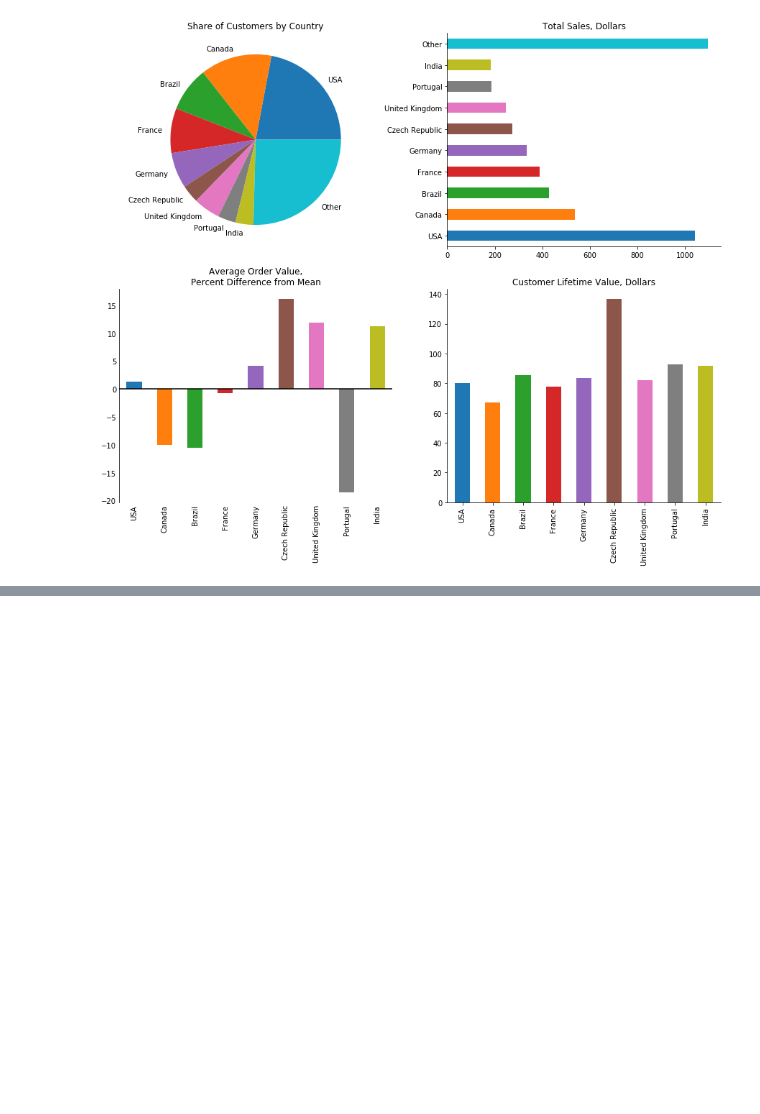
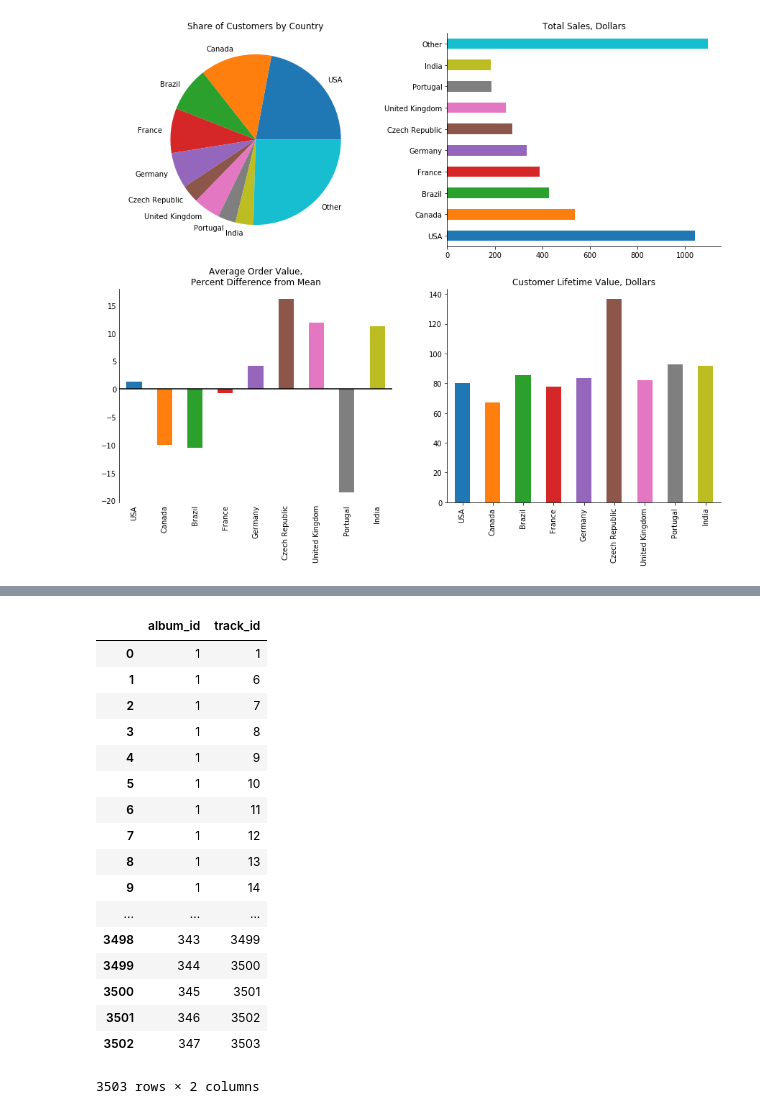
Before and after one commit to cfrisby/DataQuest_Projects, a Jupyter notebook: Answering Business Questions using SQL/Music_Store_SQL.ipynb, the cells around one changed output, grey strips where cells are left out. Drawn from its saved outputs; the diff is of its cells as text; code cells hidden in the pictures; blank space fills up the shorter version.

```diff
--- a/Answering Business Questions using SQL/Music_Store_SQL.ipynb
+++ b/Answering Business Questions using SQL/Music_Store_SQL.ipynb
@@ -265,0 +298,30 @@ plt.show()
+# %%
+albums_vs_tracks = '''
+    SELECT
+        a.album_id album_id,
+        t.track_id track_id
+    FROM
+        track t
+    LEFT JOIN album a on a.album_id=t.album_id;
+
+    '''
+run_query(albums_vs_tracks)
+# %% [output]
+|  | album_id | track_id |
+| 0 | 1 | 1 |
+| 1 | 1 | 6 |
+| 2 | 1 | 7 |
+| 3 | 1 | 8 |
+| 4 | 1 | 9 |
+| 5 | 1 | 10 |
+| 6 | 1 | 11 |
+| 7 | 1 | 12 |
+| 8 | 1 | 13 |
+| 9 | 1 | 14 |
+| ... | ... | ... |
+| 3498 | 343 | 3499 |
+| 3499 | 344 | 3500 |
+| 3500 | 345 | 3501 |
+| 3501 | 346 | 3502 |
+| 3502 | 347 | 3503 |
+3503 rows × 2 columns
```
Also changed, not shown: parts of 13 cells of this notebook.
